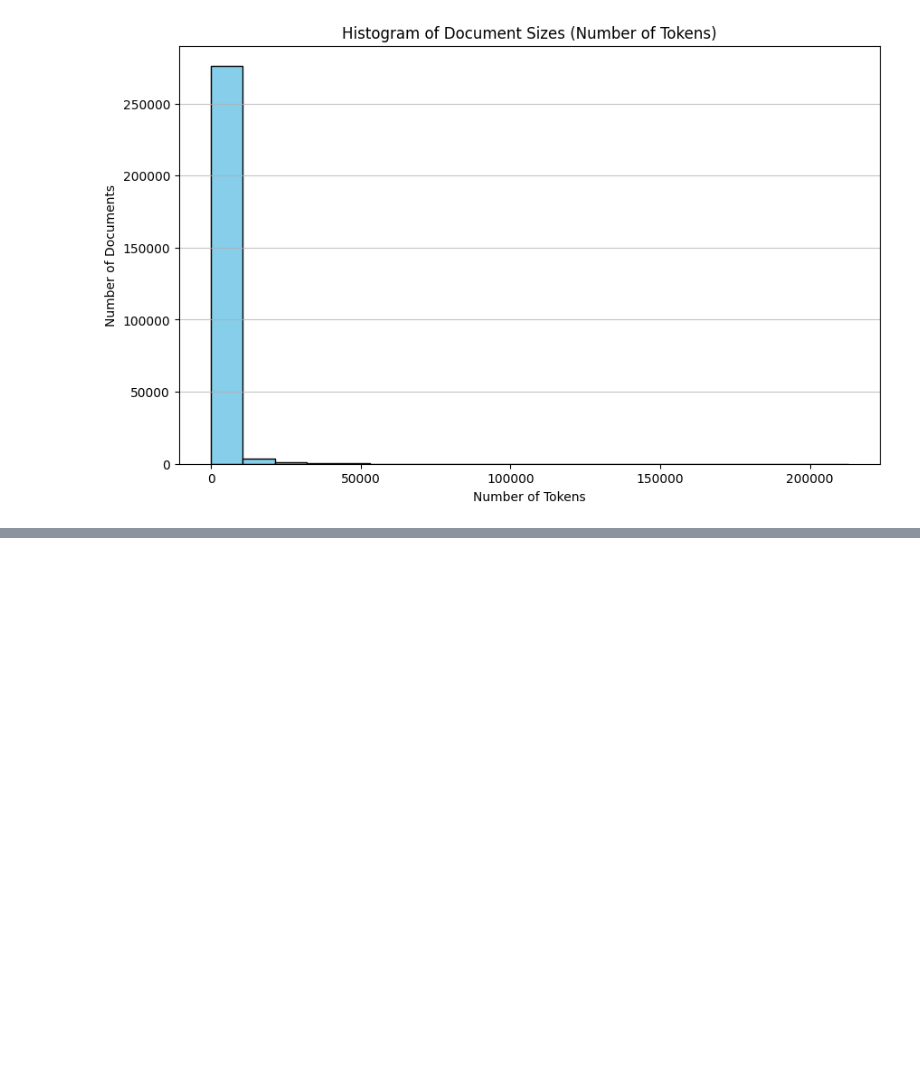
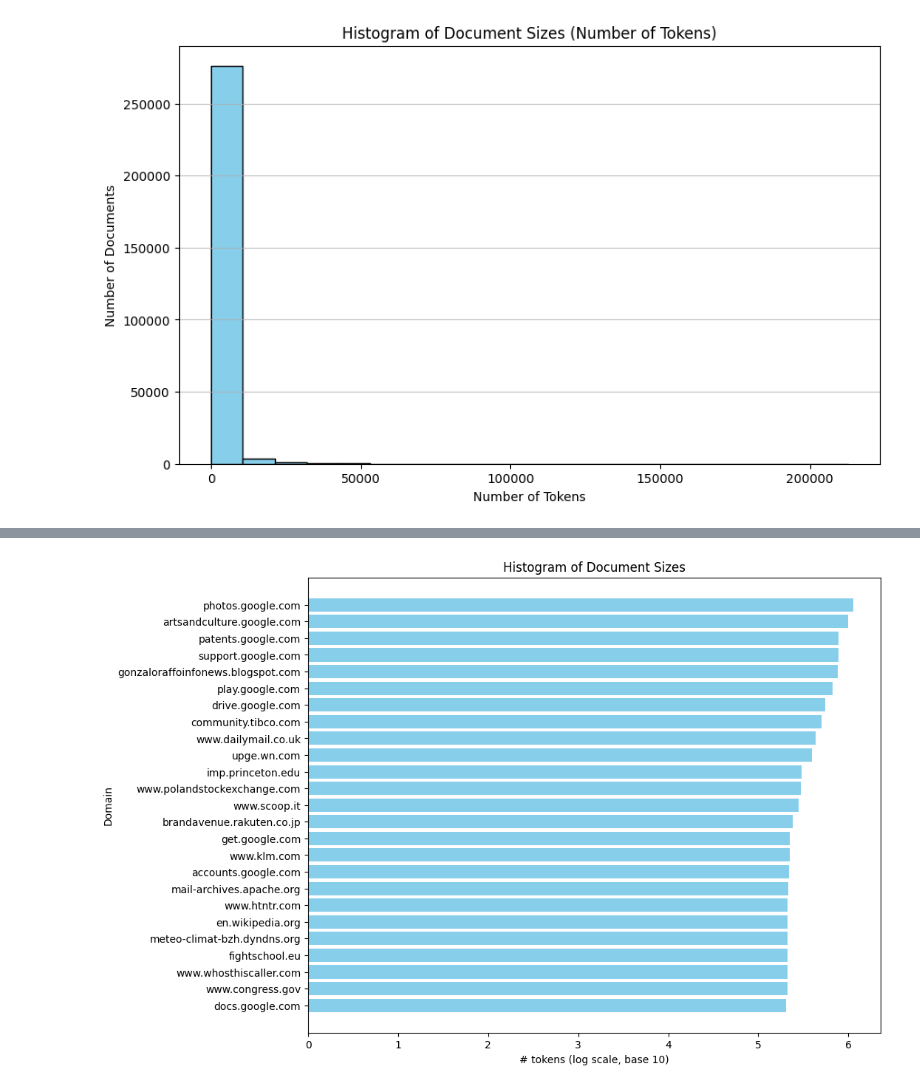
Before and after one commit to krishhrana/LLM, a Jupyter notebook: HW3/llms-class-hw-3-main/src/data_exploration.ipynb, the cells around one changed output, grey strips where cells are left out. Drawn from its saved outputs; the diff is of its cells as text; code cells hidden in the pictures; blank space fills up the shorter version.

```diff
--- a/HW3/llms-class-hw-3-main/src/data_exploration.ipynb
+++ b/HW3/llms-class-hw-3-main/src/data_exploration.ipynb
@@ -69,0 +119,7 @@ Maximum token Count: 212721
+# %%
+url_counts = domain_token_counts(train_data_tokenised, tld = False)
+# %%
+urls, url_token_counts = get_key_values(url_counts, 25)
+plot_domain_hist(domains=urls, token_counts=url_token_counts)
+# %% [output]
+[figure, added]
```
Also changed, not shown: parts of 13 cells of this notebook, 2 other files.
